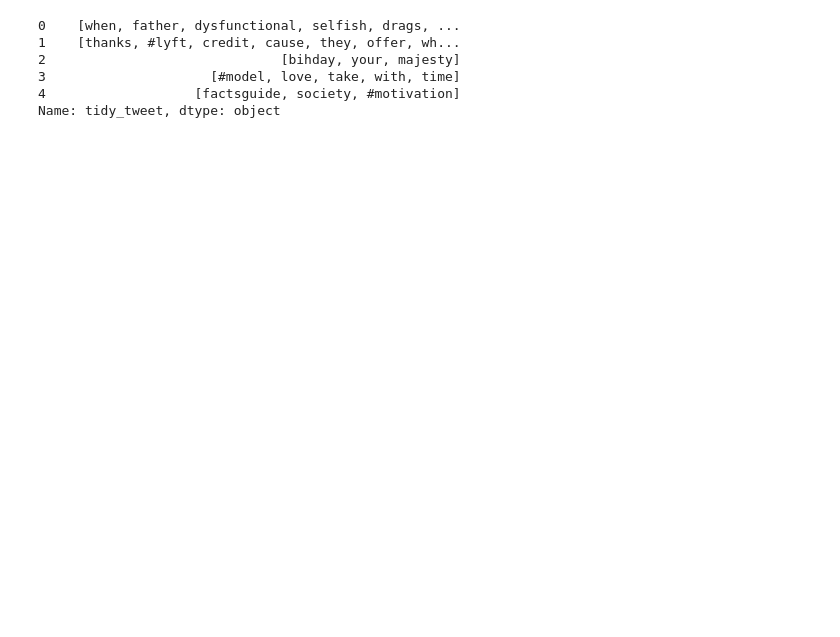
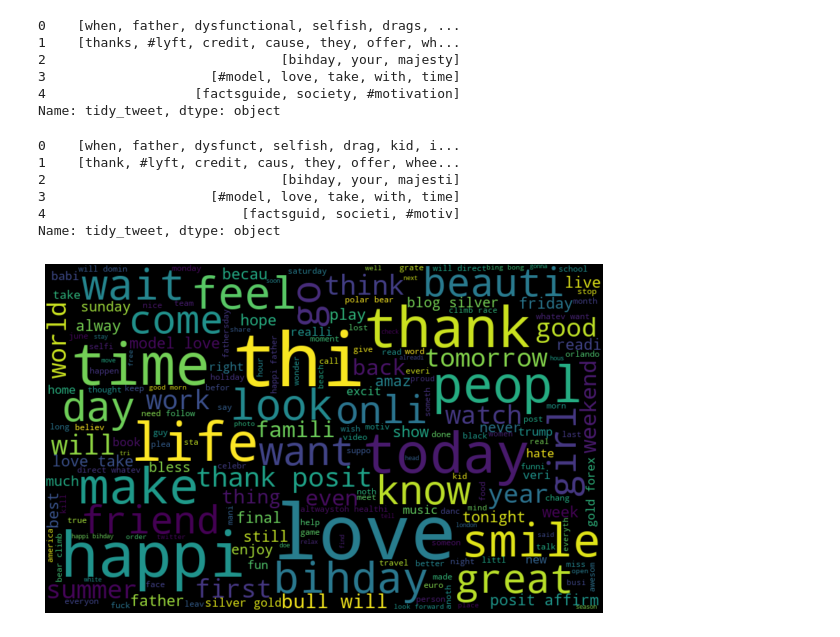
Before and after one commit to satishkannan1995/Final-sentiment-analysis, a Jupyter notebook: Final sentiment Analysis.ipynb, the cells around one changed output. Saved outputs shown, nothing was run; the diff lists cells and outputs as text; code cells hidden in the pictures; blank space fills up the shorter version.

```diff
--- a/Final sentiment Analysis.ipynb
+++ b/Final sentiment Analysis.ipynb
@@ -152,3 +152,35 @@ tokenized_tweet.head()
 3                     [#model, love, take, with, time]
 4                   [factsguide, society, #motivation]
 Name: tidy_tweet, dtype: object
+# %%
+#Stemming
+from nltk.stem.porter import *
+stemmer = PorterStemmer()
+
+tokenized_tweet = tokenized_tweet.apply(lambda x: [stemmer.stem(i) for i in x]) # stemming
+tokenized_tweet.head()
+# %% [output]
+0    [when, father, dysfunct, selfish, drag, kid, i...
+1    [thank, #lyft, credit, caus, they, offer, whee...
+2                              [bihday, your, majesti]
+3                     [#model, love, take, with, time]
+4                         [factsguid, societi, #motiv]
+Name: tidy_tweet, dtype: object
+# %%
+for i in range(len(tokenized_tweet)):
+    tokenized_tweet[i] = ' '.join(tokenized_tweet[i])
+
+combi['tidy_tweet'] = tokenized_tweet
+# %%
+#Understanding tweets
+#word cloud
+all_words = ' '.join([text for text in combi['tidy_tweet']])
+from wordcloud import WordCloud
+wordcloud = WordCloud(width=800, height=500, random_state=21, max_font_size=110).generate(all_words)
+
+plt.figure(figsize=(10, 7))
+plt.imshow(wordcloud, interpolation="bilinear")
+plt.axis('off')
+plt.show()
+# %% [output]
+[figure, added]
```
Also changed, not shown: parts of 15 cells of this notebook.
